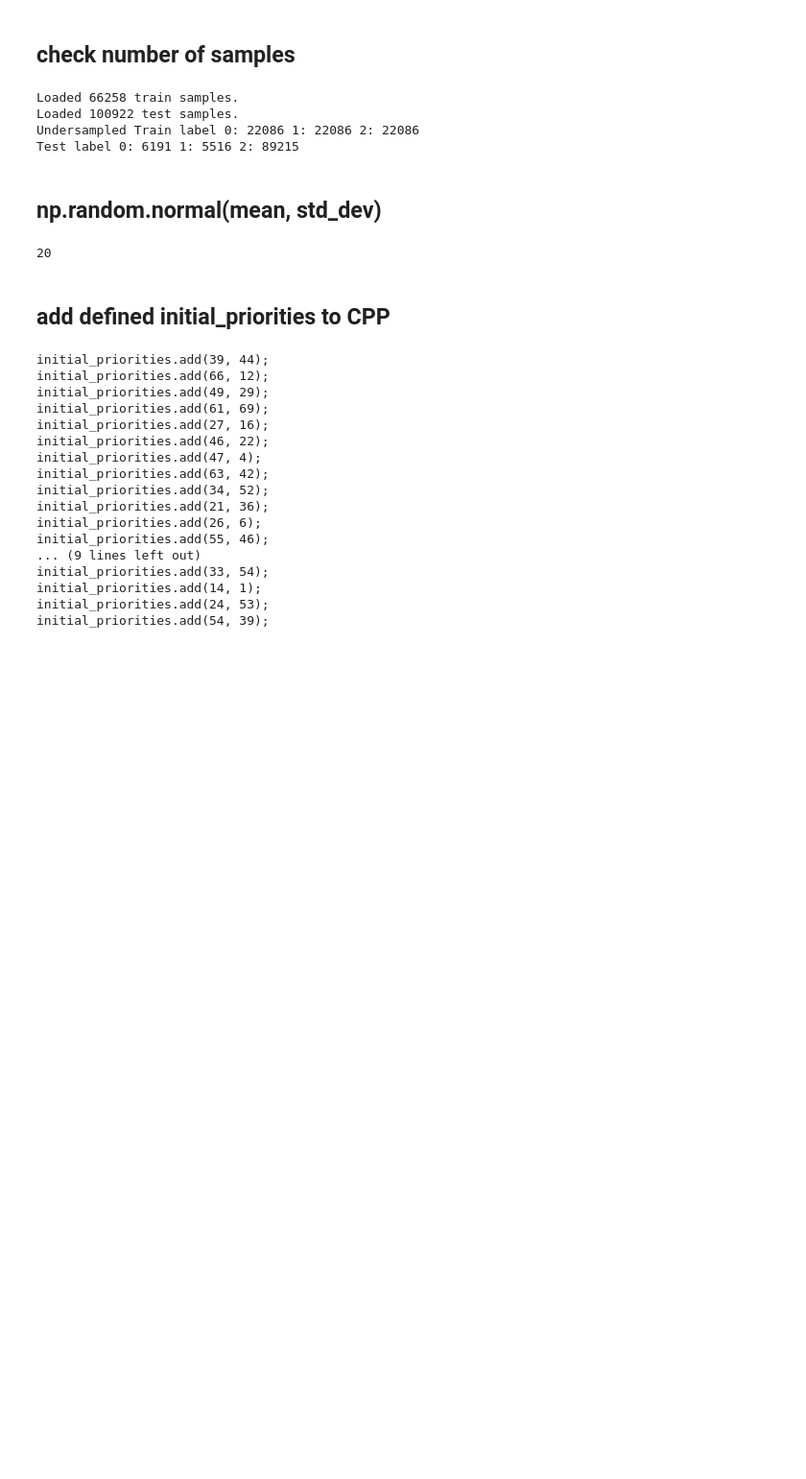
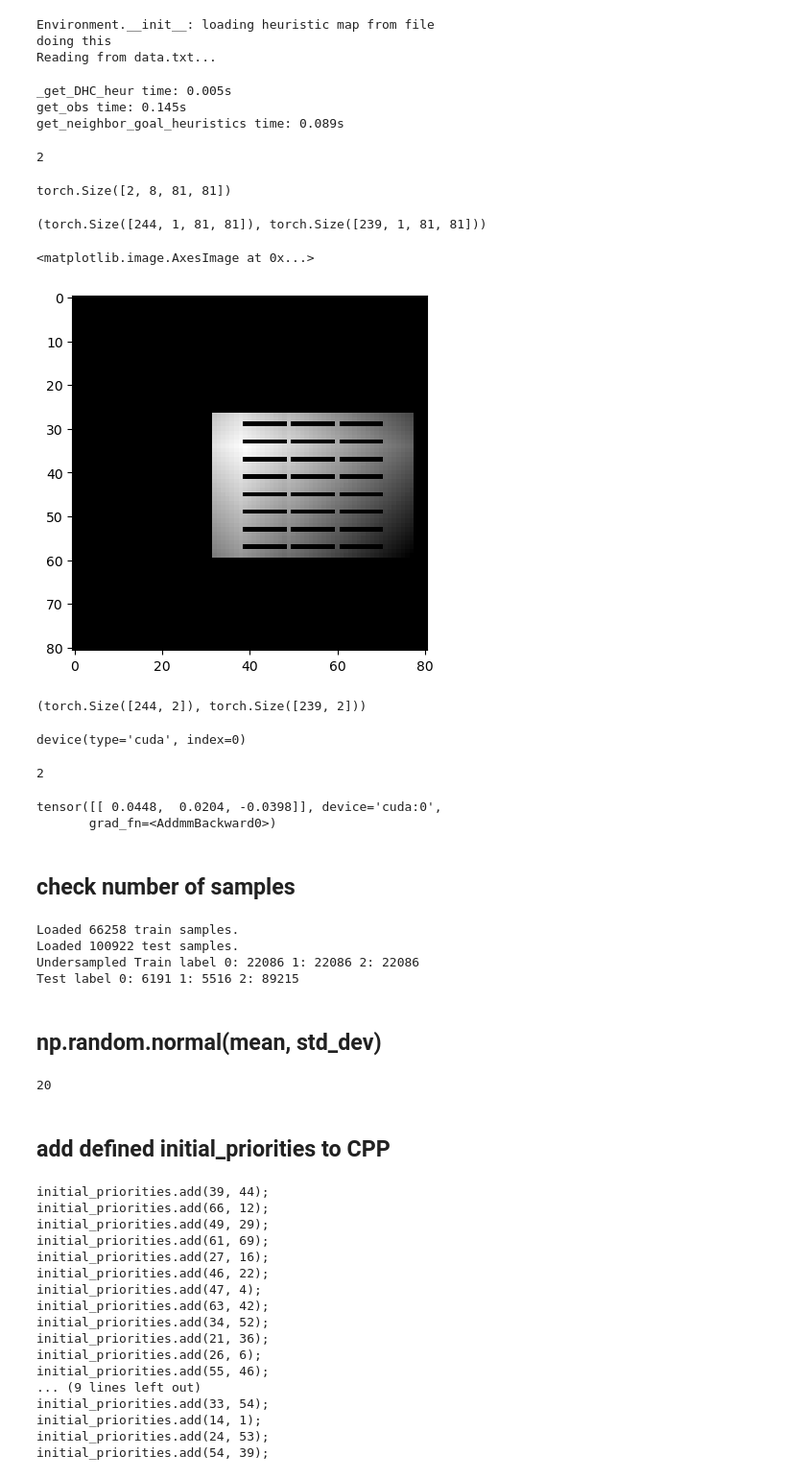
Before and after one commit to ervsam/congenial-lamp, a Jupyter notebook: DELETE.ipynb, the cells around one changed output. Shown at 96% size. Saved outputs shown, nothing was run; the diff lists cells and outputs as text; code cells hidden in the pictures; blank space fills up the shorter version.

```diff
--- a/DELETE.ipynb
+++ b/DELETE.ipynb
@@ -0,0 +92,72 @@
+# %%
+# from supervised_PBS import PairDataset
+import os
+import yaml
+from Environment import Environment
+from utils import Logger
+
+# --- Configurations ---
+CONFIG_NAME = "warehouse_2"
+CONFIG_FILE = "config.yaml"
+# --- Load Config and Initialize Environment ---
+with open(CONFIG_FILE, "r") as file:
+    config_file = yaml.safe_load(file)
+config = config_file[CONFIG_NAME]
+env_config = config["environment"]
+WINDOW_SIZE = env_config["WINDOW_SIZE"]
+FOV = env_config["FOV"]
+NUM_AGENTS = env_config["NUM_AGENTS"]
+
+env = Environment(
+    env_config,
+    logger=Logger(),  # Dummy logger
+    grid_map_file=config["paths"]["map_file"],
+    heuristic_map_file=config["paths"]["heur_file"]
+)
+
+sample_file = f'data_gen/{250}/w{20}/'
+
+print("doing this")
+data = PairDataset(sample_file+'data.txt', env)
+# %% [output]
+Environment.__init__: loading heuristic map from file
+doing this
+Reading from data.txt...
+# %%
+obs, neigh, neigh_coords, label = next(iter(data))
+# %% [output]
+_get_DHC_heur time: 0.005s
+get_obs time: 0.145s
+get_neighbor_goal_heuristics time: 0.089s
+# %%
+label
+# %% [output]
+2
+# %%
+obs.shape
+# %% [output]
+torch.Size([2, 8, 81, 81])
+# %%
+neigh[0].shape, neigh[1].shape
+# %% [output]
+(torch.Size([244, 1, 81, 81]), torch.Size([239, 1, 81, 81]))
+# %%
+import matplotlib.pyplot as plt
+
+neigh_idx = 5
+plt.imshow(neigh[0][neigh_idx][0].cpu(), cmap='gray_r')
+# %% [output]
+<matplotlib.image.AxesImage at 0x...>
+[figure, added]
+# %%
+neigh_coords[0].shape, neigh_coords[1].shape
+# %% [output]
+(torch.Size([244, 2]), torch.Size([239, 2]))
+# %%
+neigh_coords[0].device
+# %% [output]
+device(type='cuda', index=0)
+# %%
+len(neigh_coords)
+# %% [output]
+2
@@ -1,3 +169,9 @@
+# %%
+_, batch_q_vals = model(obs.unsqueeze(0), [], [neigh], neigh_coords)
+batch_q_vals
+# %% [output]
+tensor([[ 0.0448,  0.0204, -0.0398]], device='cuda:0',
+       grad_fn=<AddmmBackward0>)
 # %% [markdown]
 ## check number of samples
 # %%
```
Also changed, not shown: parts of 3 cells of this notebook, 4 other files.
